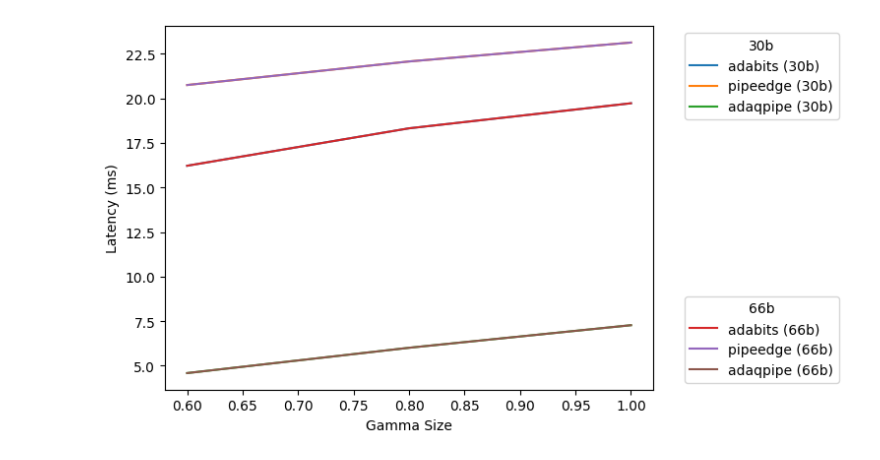
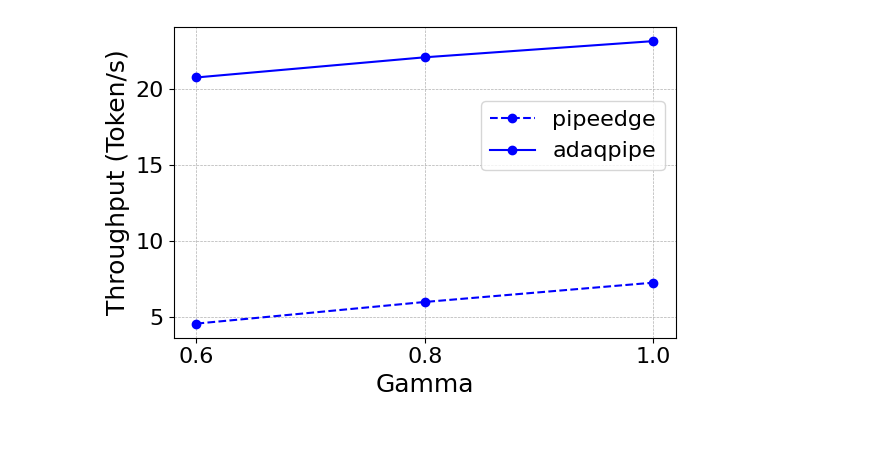
Before and after one commit to tonyzhao-jt/LLM-PQ, a Jupyter notebook: notebook/AblationTest.ipynb, the cells around one changed output. Cells and saved outputs as stored; diff of their text form; code cells hidden in the pictures.

```diff
--- a/notebook/AblationTest.ipynb
+++ b/notebook/AblationTest.ipynb
@@ -67,31 +73,29 @@ res = {
     }
 }
-# %%
-# Plotting
-fig, ax = plt.subplots()
-
-# Set X axis label
-ax.set_xlabel('Gamma Size')
-
-# Set Y axis label
-ax.set_ylabel('Latency (ms)')
-
-# Plot data for each algorithm and case
-for case, data in res.items():
-    for key, value in data.items():
-        label = f'{key} ({case})'
-        ax.plot(gamma_size, value, label=label)
-
-# Add legends
-handles, labels = ax.get_legend_handles_labels()
-leg1 = ax.legend(handles[:3], labels[:3], title='30b', loc='upper left', bbox_to_anchor=(1.05, 1))
-leg2 = ax.legend(handles[3:], labels[3:], title='66b', loc='lower left', bbox_to_anchor=(1.05, 0))
-ax.add_artist(leg1)
-
-# Set plot title
-# ax.set_title('Latency vs. Gamma Size')
-
-# Show the plot
-plt.show()
-# %% [output]
-[figure, removed]
+# %%
+import matplotlib.pyplot as plt
+
+def plot_data(res, gamma_size, label='30b'):
+    # Plot the line graph
+    fig, ax = plt.subplots(figsize=fig_size)
+    value = res[label]
+    ax.plot(gamma_size, value['pipeedge'], 'b--o', label='pipeedge')
+    ax.plot(gamma_size, value['adaqpipe'], 'b-o', label='adaqpipe')
+
+    # Set the axis labels and ticks
+    ax.set_xlabel('Gamma', fontsize=f_size + 2)
+    ax.set_ylabel('Throughput (Token/s)', fontsize=f_size+2)
+    ax.set_xticks(gamma_size)
+    ax.tick_params(axis='both', labelsize=f_size)
+    ax.grid(True, linestyle='--', linewidth=0.5)
+
+    # Add legend
+    ax.legend(loc='center right', bbox_to_anchor=(1, 0.65), fontsize=f_size)
+
+    plt.tight_layout()
+    plt.savefig(f'gamma_ablation_{label}.png')
+    plt.show()
+# %%
+plot_data(res_gamma, gamma_size, label='30b')
+# %% [output]
+[figure, added]
```
Also changed, not shown: parts of 6 cells of this notebook, 50 other files.
